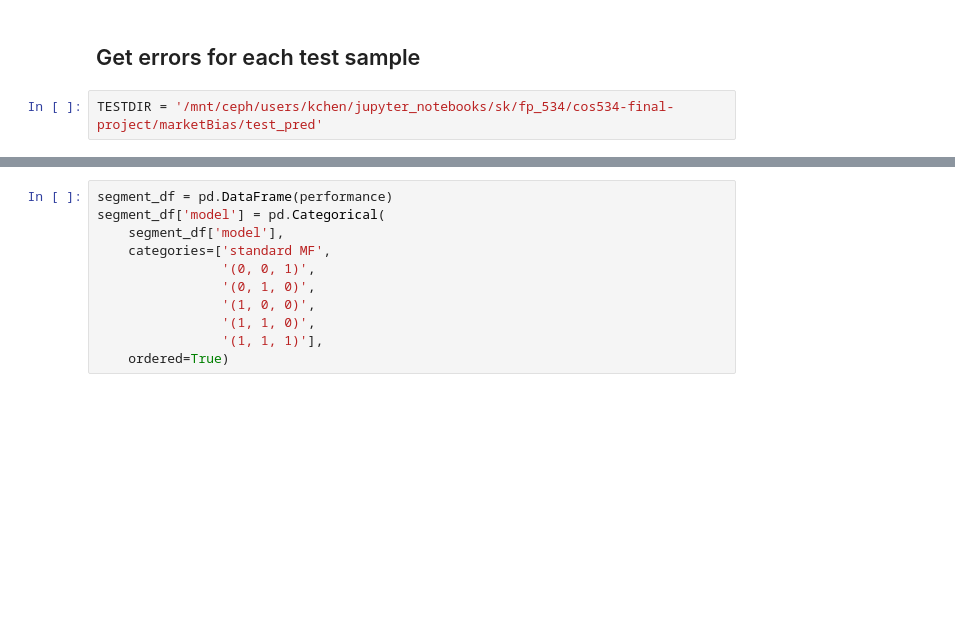
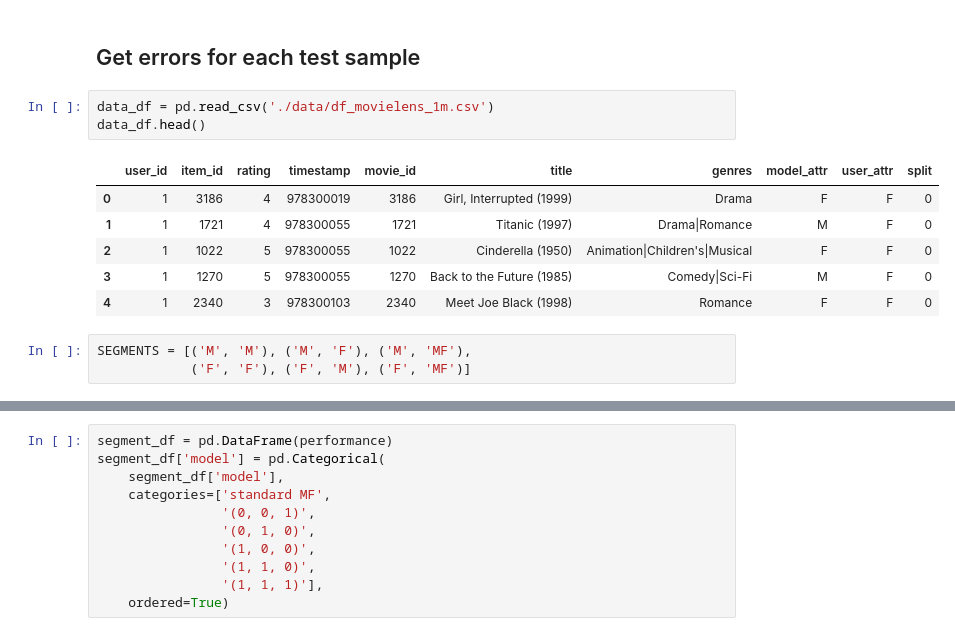
Before and after one commit to kathyxchen/cos534-final-project, a Jupyter notebook: movielens-MF.ipynb, the cells around one changed output, grey strips where cells are left out. Saved outputs shown, nothing was run; the diff lists cells and outputs as text; blank space fills up the shorter version.

```diff
--- a/movielens-MF.ipynb
+++ b/movielens-MF.ipynb
@@ -180,5 +185,16 @@ Parameters: lambda = 10, corr_loss = 5.0
 | 1 | test | 0.097800 | 0.474950 | 0.058190 |
 # %% [markdown]
 ## Get errors for each test sample
-# %%
-TESTDIR = '/mnt/ceph/users/kchen/jupyter_notebooks/sk/fp_534/cos534-final-project/marketBias/test_pred'
+# %%
+data_df = pd.read_csv('./data/df_movielens_1m.csv')
+data_df.head()
+# %% [output]
+|  | user_id | item_id | rating | timestamp | movie_id | title | genres | model_attr | user_attr | split |
+| 0 | 1 | 3186 | 4 | 978300019 | 3186 | Girl, Interrupted (1999) | Drama | F | F | 0 |
+| 1 | 1 | 1721 | 4 | 978300055 | 1721 | Titanic (1997) | Drama|Romance | M | F | 0 |
+| 2 | 1 | 1022 | 5 | 978300055 | 1022 | Cinderella (1950) | Animation|Children's|Musical | F | F | 0 |
+| 3 | 1 | 1270 | 5 | 978300055 | 1270 | Back to the Future (1985) | Comedy|Sci-Fi | M | F | 0 |
+| 4 | 1 | 2340 | 3 | 978300103 | 2340 | Meet Joe Black (1998) | Romance | F | F | 0 |
+# %%
+SEGMENTS = [('M', 'M'), ('M', 'F'), ('M', 'MF'),
+            ('F', 'F'), ('F', 'M'), ('F', 'MF')]
```
Also changed, not shown: parts of 12 cells of this notebook.
